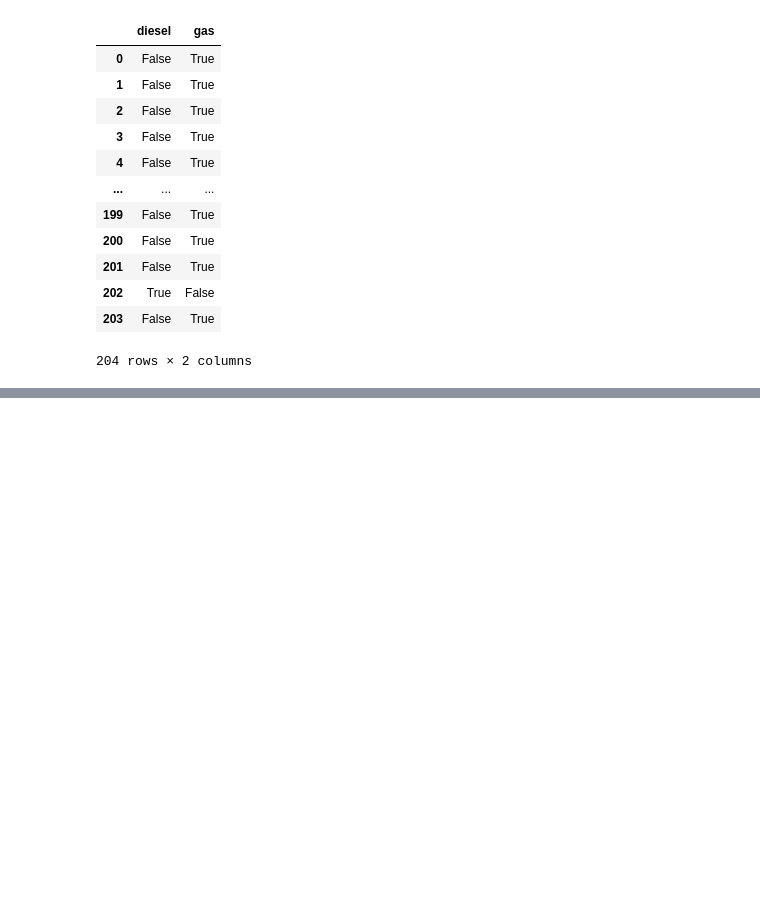
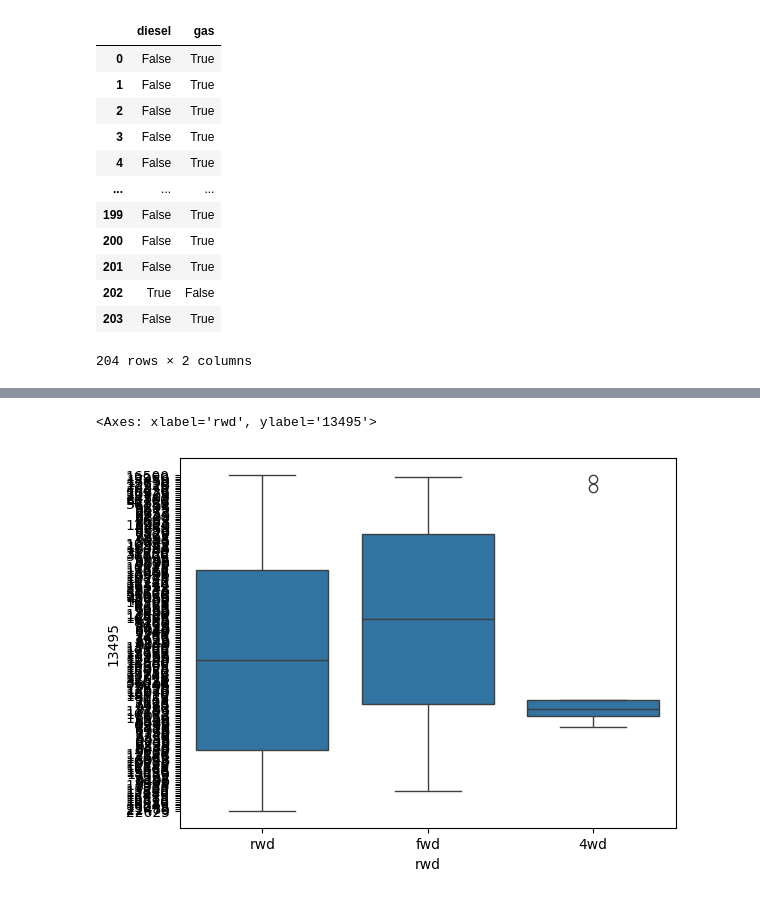
Before and after one commit to sitaram077/Machine_learning_using_PYTHON, a Jupyter notebook: my_data_exploration.ipynb, the cells around one changed output, grey strips where cells are left out. Cells and saved outputs as stored; diff of their text form; code cells hidden in the pictures; blank space fills up the shorter version.

Commit message:
some plotting techniqes

```diff
--- a/my_data_exploration.ipynb
+++ b/my_data_exploration.ipynb
@@ -228,0 +292,6 @@ pd.get_dummies(df['gas'])
+# %%
+import seaborn as sns
+sns.boxplot(x="rwd", y="13495", data=df)
+# %% [output]
+<Axes: xlabel='rwd', ylabel='13495'>
+[figure, added]
```
Also changed, not shown: parts of 6 cells of this notebook.
